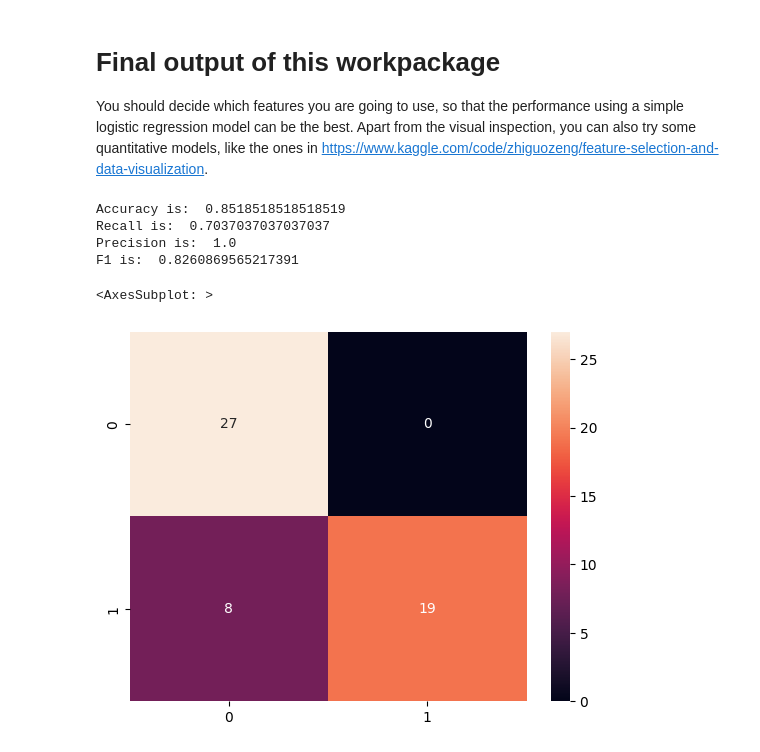
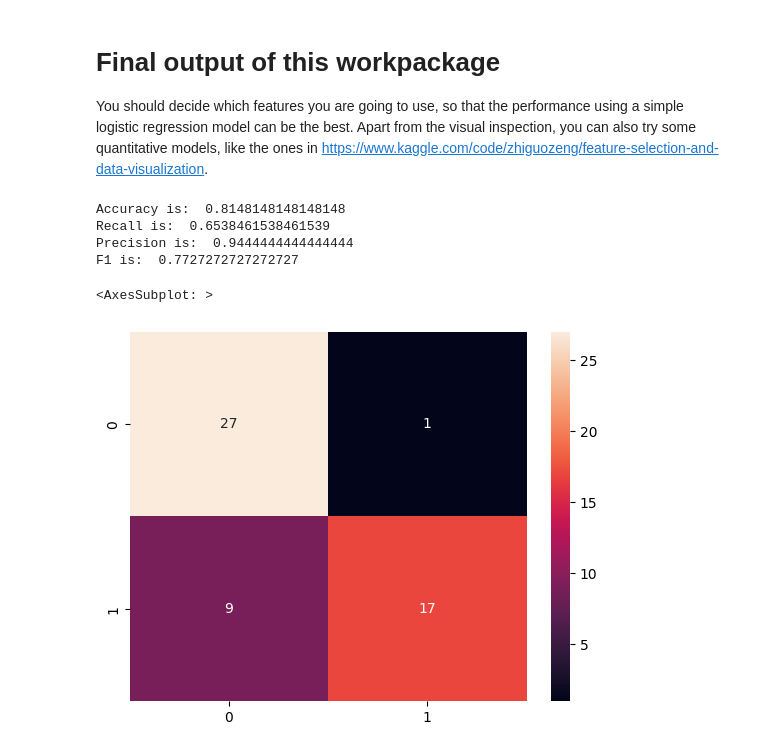
Before and after one commit to nizar139/SiemensProject_MaintenanceIndustrie, a Jupyter notebook: WP1_Feature Engineering - Student.ipynb, the cells around one changed output. Saved outputs shown, nothing was run; the diff lists cells and outputs as text; code cells hidden in the pictures.

```diff
--- a/WP1_Feature Engineering - Student.ipynb
+++ b/WP1_Feature Engineering - Student.ipynb
@@ -337,32 +337,33 @@ x_train_backup, x_test_backup, y_train, y_test = train_test_split(X, y, test_siz
 
 You should decide which features you are going to use, so that the performance using a simple logistic regression model can be the best. Apart from the visual inspection, you can also try some quantitative models, like the ones in https://www.kaggle.com/code/zhiguozeng/feature-selection-and-data-visualization.
 # %%
-id_to_keep = [0,3,4,5,7,9,10,13,14]
+# id_to_keep = [0,3,4,5,7,9,10,13,14]
+id_to_keep = [1,3,4,7,8,9,10,13,14]
 x_train = x_train_backup.iloc[:, id_to_keep]
 x_test = x_test_backup.iloc[:, id_to_keep]
 
 # Logistic regression
 clf = LogisticRegression(penalty='l2', C=1)
 clr = clf.fit(x_train,y_train)
 
 ac = accuracy_score(y_test, clf.predict(x_test))
 print('Accuracy is: ',ac)
 recall = recall_score(y_test, clf.predict(x_test))
 print('Recall is: ',recall)
 precision = precision_score(y_test, clf.predict(x_test))
 print('Precision is: ', precision)
 f1 = f1_score(y_test, clf.predict(x_test))
 print('F1 is: ',f1)
 
 cm = confusion_matrix(y_test, clf.predict(x_test))
 sns.heatmap(cm,annot=True,fmt="d")
 # %% [output]
-Accuracy is:  0.8518518518518519
-Recall is:  0.7037037037037037
-Precision is:  1.0
-F1 is:  0.8260869565217391
+Accuracy is:  0.8148148148148148
+Recall is:  0.6538461538461539
+Precision is:  0.9444444444444444
+F1 is:  0.7727272727272727
 <AxesSubplot: >
-[figure, old version]
+[figure, new version]
 # %%
 X_org = df_data_org.drop(['Label'], axis=1)
 X_org
```
Also changed, not shown: parts of 8 cells of this notebook.
